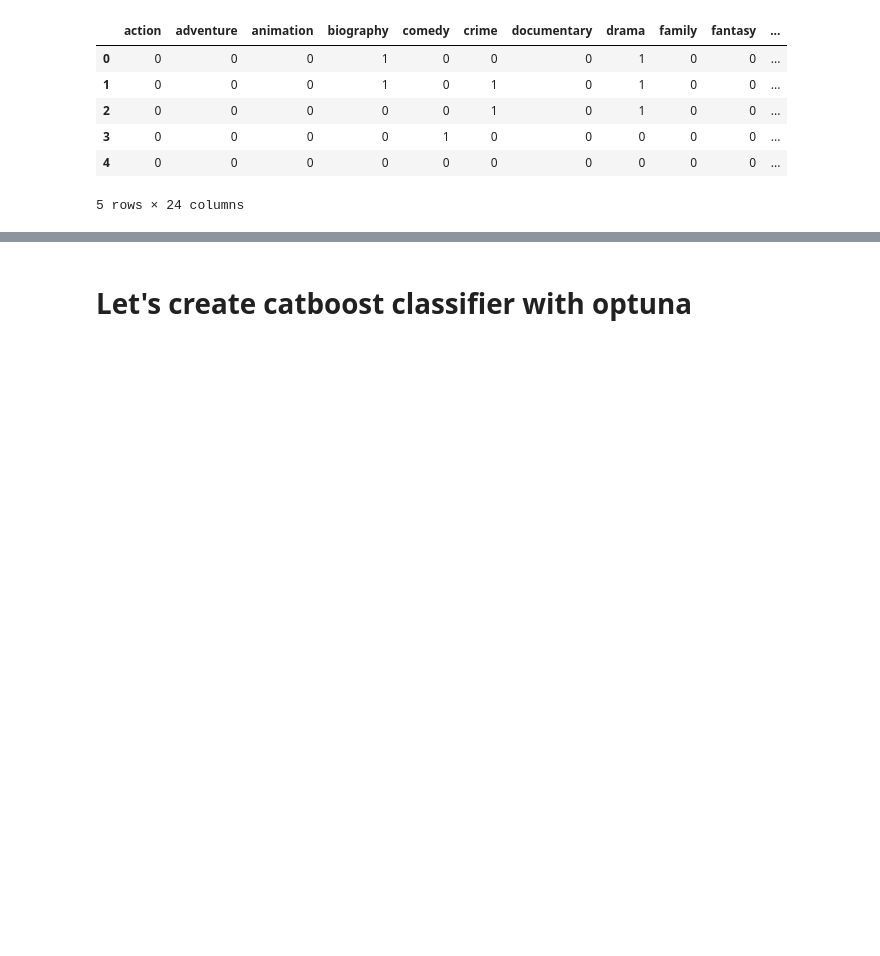
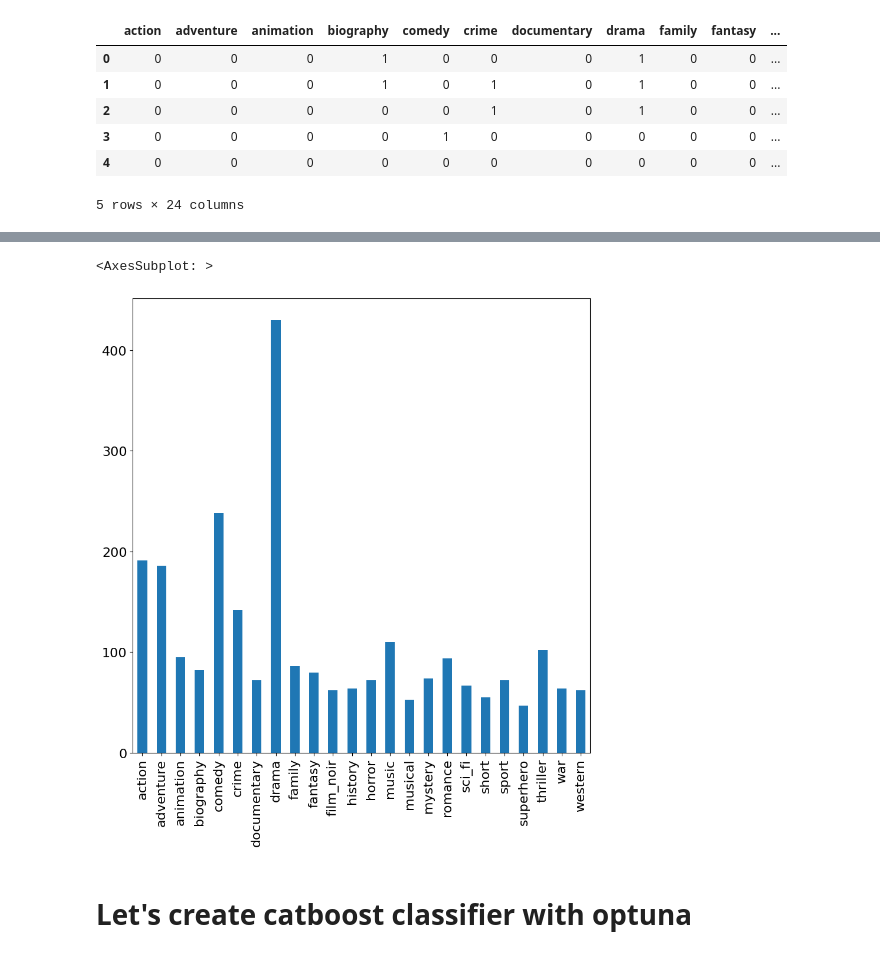
Before and after one commit to DmitryPogrebnoy/IndustrialML_ITMO, a Jupyter notebook: task2/final_catboost.ipynb, the cells around one changed output, grey strips where cells are left out. Cells and saved outputs as stored; diff of their text form; code cells hidden in the pictures; blank space fills up the shorter version.

```diff
--- a/task2/final_catboost.ipynb
+++ b/task2/final_catboost.ipynb
@@ -251,3 +256,8 @@ test_y.head()
+# %%
+test_y.sum().plot.bar(figsize=(10,10))
+# %% [output]
+<AxesSubplot: >
+[figure, added]
 # %% [markdown]
 # Let's create catboost classifier with optuna
 # %%
```
Also changed, not shown: parts of 1 cell of this notebook.
